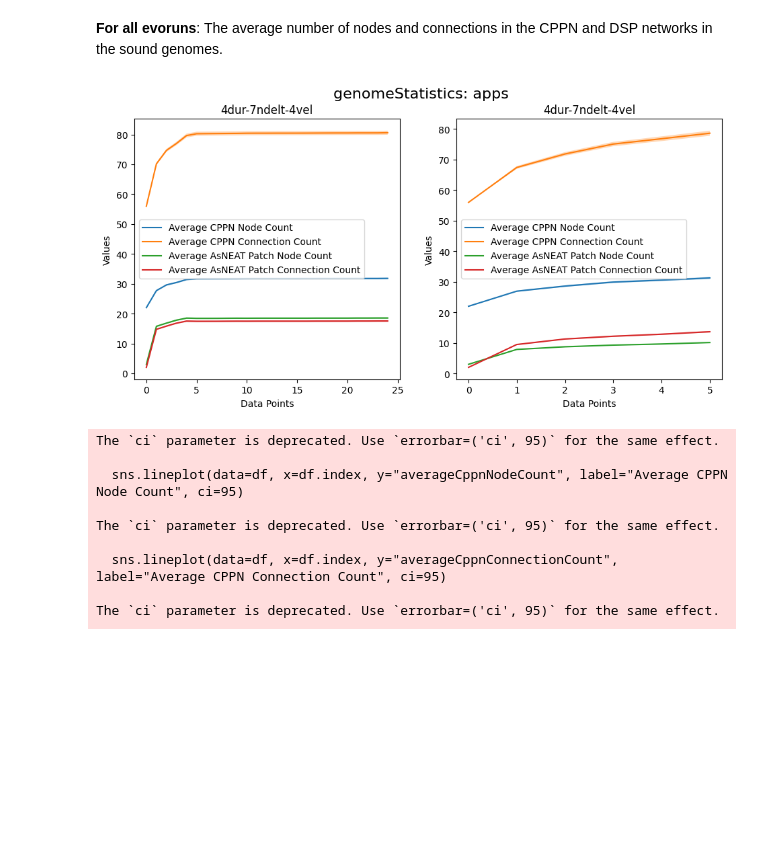
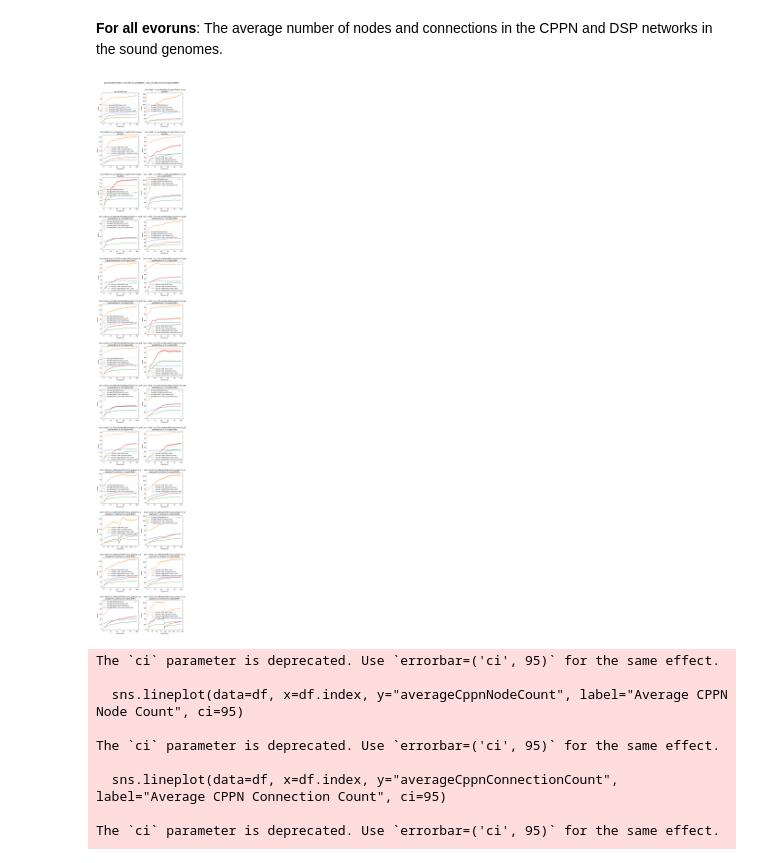
Before and after one commit to synth-is/kromosynth-cli, a Jupyter notebook: analysis/genomeStatistics.ipynb, the cells around one changed output. Cells and saved outputs as stored; diff of their text form; code cells hidden in the pictures; blank space fills up the shorter version.

```diff
--- a/analysis/genomeStatistics.ipynb
+++ b/analysis/genomeStatistics.ipynb
@@ -29,7 +29,7 @@ import numpy as np
 from scipy.stats import norm
 #json_file_path = '/Users/bthj/QD/conf-duration_delta_pitch_combinations/evolution-run-analysis_qd-scores,cell-scores,coverage,elite-generations,genome-statistics,genome-sets,variance,elites-energy,goal-switches,lineage,duration-pitch-delta-velocity-combinations_step-1000_thrshld_0.5_1685817612663.json'
 # json_file_path = '/Users/bthj/QD/conf-static_mutation_rate_combinations/evolution-run-analysis_qd-scores,cell-scores,coverage,elite-generations,genome-statistics,genome-sets,variance,elites-energy,goal-switches,lineage,duration-pitch-delta-velocity-combinations_step-1000_thrshld_0.5_1685832633591.json'
-json_file_path = '/Users/bjornpjo/Developer/apps/kromosynth-cli/cli-app/conf/evolution-run-analysis_qd-scores,cell-scores,coverage,elite-generations,genome-statistics,genome-sets,variance,elites-energy,goal-switches,lineage,duration-pitch-delta-velocity-combinations_step-1000_1693487991208.json'
+json_file_path = '/Users/bjornpjo/QD-Fox/conf-static_mutation_rate_combinations-singleCellWin/evolution-run-analysis_genome-statistics,elites-energy_step-1000_1694005233749.json'
 x_multiplier = 1000  # Set this value as the step size in the JSON file name
 title = "genomeStatistics: " + json_file_path.split('/')[4]
 
@@ -125,7 +125,7 @@ def plot_genome_statistics(plt, ax, x_values, array, arrayLabel):
         arrayLabel = arrayLabel[:50] + '\n' + arrayLabel[50:]
         plt.subplots_adjust(hspace=0.4)
         # add space for the second line of the title
-        plt.subplots_adjust(top=0.96)
+        plt.subplots_adjust(top=0.98)
 
     # Extracting attributes
     x = np.arange(len(array))  # x-coordinates for each line
@@ -145,35 +145,35 @@ def plot_genome_statistics(plt, ax, x_values, array, arrayLabel):
     # significance_level = 0.80
     # z_score = norm.ppf((1 + significance_level) / 2)
 
     significance_level = 0.05
     z_score = norm.ppf((1 + significance_level) / 2)
 
     # Plotting lines with confidence intervals
     ax.plot(x, averageCppnNodeCount, label="Average CPPN Node Count")
     ax.fill_between(x, np.subtract(averageCppnNodeCount, z_score * cppnNodeCountStdDev),
                     np.add(averageCppnNodeCount, z_score * cppnNodeCountStdDev), alpha=0.3)
     ax.plot(x, averageCppnConnectionCount, label="Average CPPN Connection Count")
     ax.fill_between(x, np.subtract(averageCppnConnectionCount, z_score * cppnConnectionCountStdDev),
                     np.add(averageCppnConnectionCount, z_score * cppnConnectionCountStdDev), alpha=0.3)
     ax.plot(x, averageAsNEATPatchNodeCount, label="Average AsNEAT Patch Node Count")
     ax.fill_between(x, np.subtract(
         averageAsNEATPatchNodeCount, z_score * asNEATPatchNodeCountStdDev),
                     np.add(averageAsNEATPatchNodeCount, z_score * asNEATPatchNodeCountStdDev), alpha=0.3)
     ax.plot(x, averageAsNEATPatchConnectionCount,
             label="Average AsNEAT Patch Connection Count")
     ax.fill_between(x, np.subtract(
         averageAsNEATPatchConnectionCount, z_score * asNEATPatchConnectionCountStdDev),
                     np.add(averageAsNEATPatchConnectionCount, z_score * asNEATPatchConnectionCountStdDev), alpha=0.3)
 
     # Customize the plot
     ax.set_xlabel("Data Points")
     ax.set_ylabel("Values")
     ax.set_title(arrayLabel) # + " - 5% Significance Level")
     ax.legend()
 
-plotUtil.render_graphs(genome_statistics_arrays, x_multiplier, plot_genome_statistics, 10, 5, title)
+plotUtil.render_graphs(genome_statistics_arrays, x_multiplier, plot_genome_statistics, 10, 60, title)
 # %% [output]
-[figure, old version]
+[figure, new version]
 # %%
 import seaborn as sns
 import pandas as pd
```
Also changed, not shown: parts of 1 cell of this notebook, 11 other files.
